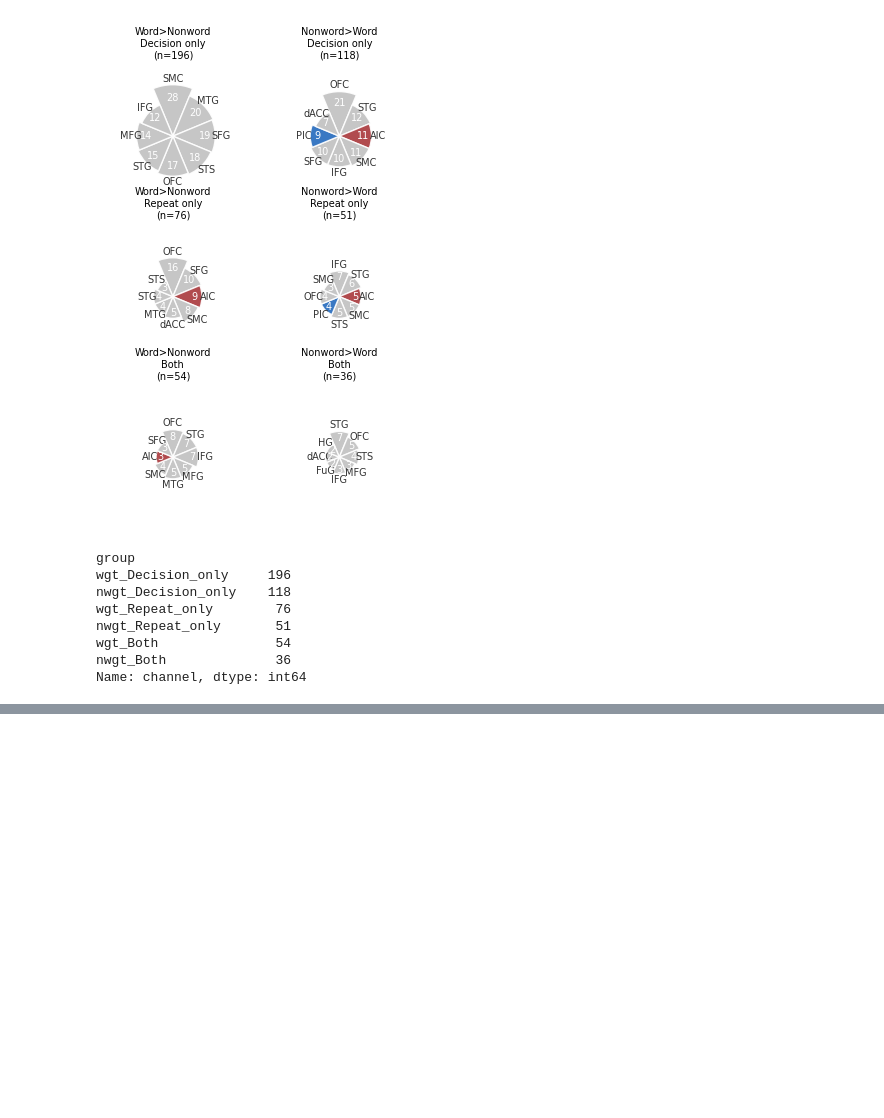
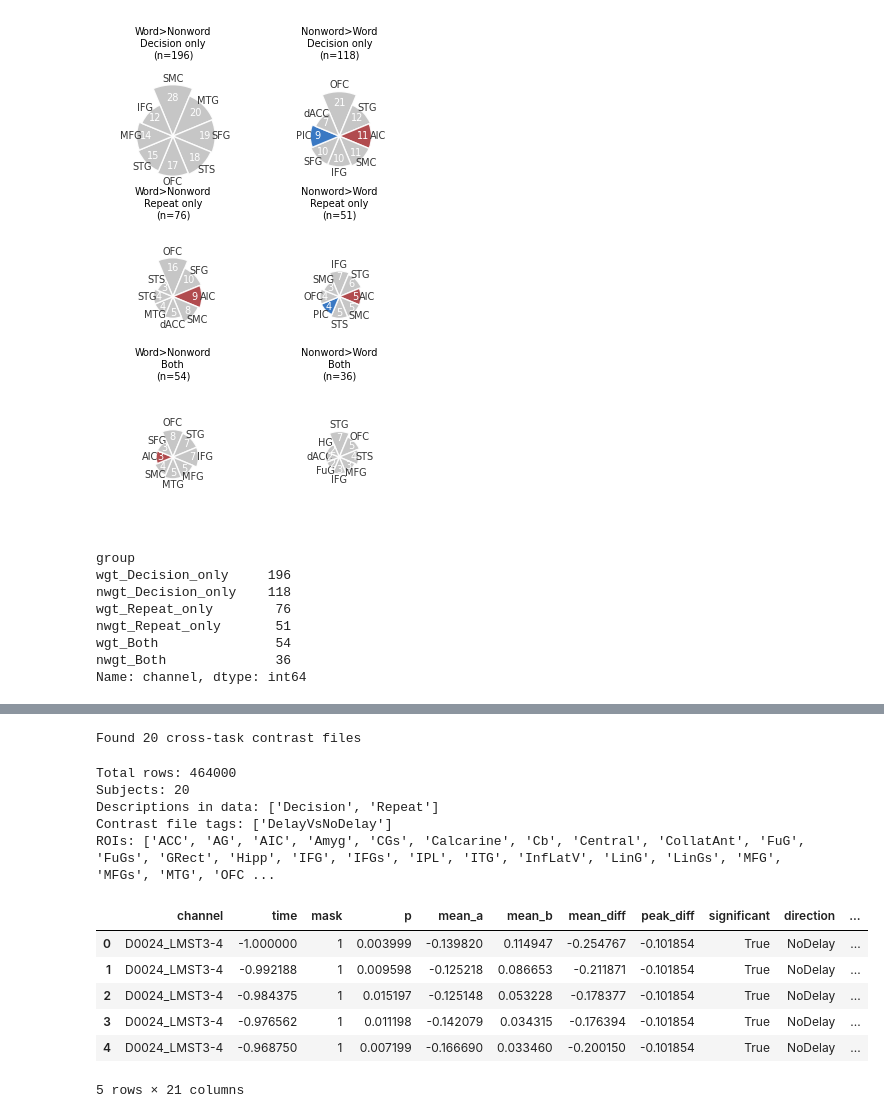
Before and after one commit to shinanlin/insula, a Jupyter notebook: viz/univarite.ipynb, the cells around one changed output, grey strips where cells are left out. Cells and saved outputs as stored; diff of their text form; code cells hidden in the pictures; blank space fills up the shorter version.

```diff
--- a/viz/univarite.ipynb
+++ b/viz/univarite.ipynb
@@ -1569,0 +1760,61 @@ Name: channel, dtype: int64
+# %%
+# ==========================================
+# Load cross-task contrast results (Delay vs NoDelay)
+# ==========================================
+ref = 'bipolar'
+contrast_paths = BIDSPath(
+    root=f'../results/CrossTask({ref})',
+    datatype='univariate',
+    task='CrossTask',
+    description='DelayVsNoDelay',
+    suffix='highgamma',
+    check=False,
+).match()
+
+print(f"Found {len(contrast_paths)} cross-task contrast files")
+
+contrast_dfs = []
+for path in tqdm(contrast_paths):
+    df = pd.read_csv(path)
+
+    # keep in-file columns (description=Decision/Repeat), avoid overwrite
+    df['subject'] = path.subject
+    df['task_file'] = path.task                 # CrossTask
+    df['contrast_file'] = path.description      # DelayVsNoDelay
+
+    contrast_dfs.append(df)
+
+cross_task = pd.concat(contrast_dfs, ignore_index=True)
+
+# Merge ROI info
+channel_meta = HGAs[['channel', 'roi', 'hemi', 'label', 'x', 'y', 'z']].drop_duplicates(subset='channel')
+cross_task = cross_task.merge(channel_meta, on='channel', how='left')
+
+# Exclude bad channels
+cross_task = cross_task[~cross_task.channel.isin(exclude_chn)]
+
+# Optional: take only channels in HGAs
+pick_chn = HGAs.channel.unique()
+cross_task = cross_task[cross_task.channel.isin(pick_chn)]
+
+print(f"Total rows: {len(cross_task)}")
+print(f"Subjects: {cross_task.subject.nunique()}")
+print(f"Descriptions in data: {sorted(cross_task['description'].dropna().unique())}")  # Decision / Repeat
+print(f"Contrast file tags: {sorted(cross_task['contrast_file'].dropna().unique())}")  # DelayVsNoDelay
+print(f"ROIs: {sorted(cross_task.roi.dropna().unique())}")
+
+cross_task.head()
+# %% [output]
+Found 20 cross-task contrast files
+Total rows: 464000
+Subjects: 20
+Descriptions in data: ['Decision', 'Repeat']
+Contrast file tags: ['DelayVsNoDelay']
+ROIs: ['ACC', 'AG', 'AIC', 'Amyg', 'CGs', 'Calcarine', 'Cb', 'Central', 'CollatAnt', 'FuG', 'FuGs', 'GRect', 'Hipp', 'IFG', 'IFGs', 'IPL', 'ITG', 'InfLatV', 'LinG', 'LinGs', 'MFG', 'MFGs', 'MTG', 'OFC ...
+|  | channel | time | mask | p | mean_a | mean_b | mean_diff | peak_diff | significant | direction | ... |
+| 0 | D0024_LMST3-4 | -1.000000 | 1 | 0.003999 | -0.139820 | 0.114947 | -0.254767 | -0.101854 | True | NoDelay | ... |
+| 1 | D0024_LMST3-4 | -0.992188 | 1 | 0.009598 | -0.125218 | 0.086653 | -0.211871 | -0.101854 | True | NoDelay | ... |
+| 2 | D0024_LMST3-4 | -0.984375 | 1 | 0.015197 | -0.125148 | 0.053228 | -0.178377 | -0.101854 | True | NoDelay | ... |
+| 3 | D0024_LMST3-4 | -0.976562 | 1 | 0.011198 | -0.142079 | 0.034315 | -0.176394 | -0.101854 | True | NoDelay | ... |
+| 4 | D0024_LMST3-4 | -0.968750 | 1 | 0.007199 | -0.166690 | 0.033460 | -0.200150 | -0.101854 | True | NoDelay | ... |
+5 rows × 21 columns
```
Also changed, not shown: parts of 15 cells of this notebook.
